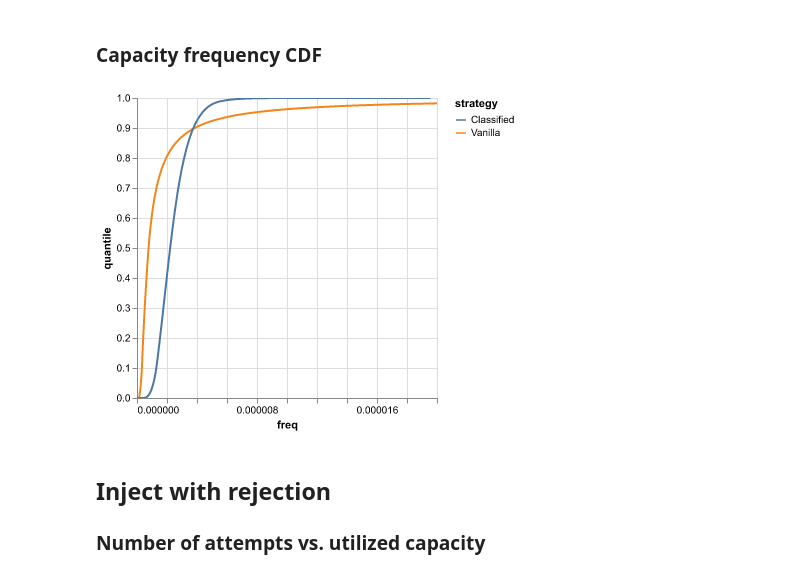
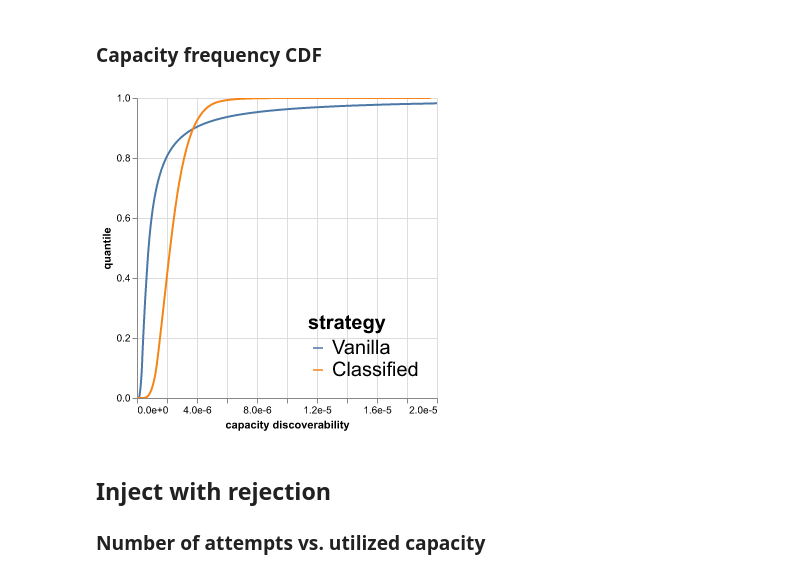
Before and after one commit to sgdxbc/storage-simulation-data, a Jupyter notebook: graphs.ipynb, the cells around one changed output. Saved outputs shown, nothing was run; the diff lists cells and outputs as text; code cells hidden in the pictures.

```diff
--- a/graphs.ipynb
+++ b/graphs.ipynb
@@ -146,18 +154,18 @@ chart
 # %%
 df = pl.read_csv("freq/*-capacity.csv")
 df
 cdf = (
     alt.Chart(df)
     .mark_line(clip=True)
     .encode(
-        alt.X("freq").scale(domainMax=0.00002),
-        alt.Y("quantile"),
-        alt.Color("strategy"),
+        alt.X("freq").scale(domainMax=0.00002).axis(format=".1e", title="capacity discoverability"),
+        alt.Y("quantile").axis(tickCount=5),
+        alt.Color("strategy").sort(["Vanilla", "Classified"]).legend(orient="bottom-right", labelFontSize=20, titleFontSize=20),
     )
 )
 cdf
 # %% [output]
-[figure, old version]
+[figure, new version]
 # %%
 cdf.save("graphs/capacity-freq-cdf.pdf")
 # %%
```
Also changed, not shown: parts of 17 cells of this notebook, 5 other files.
